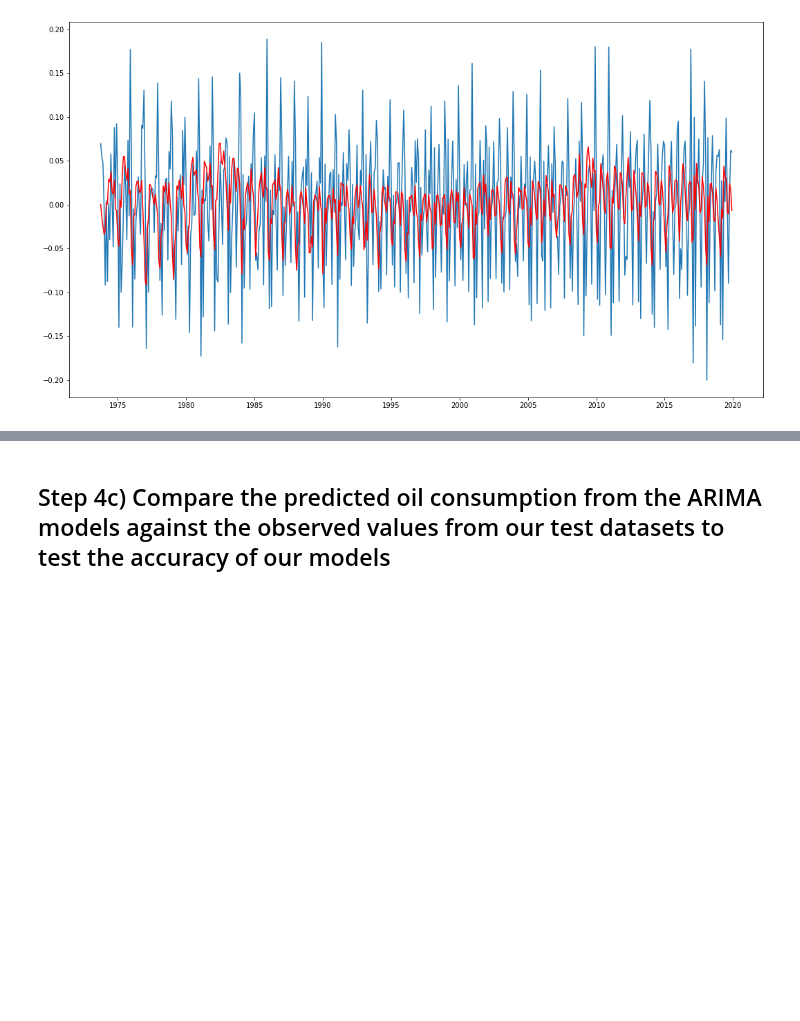
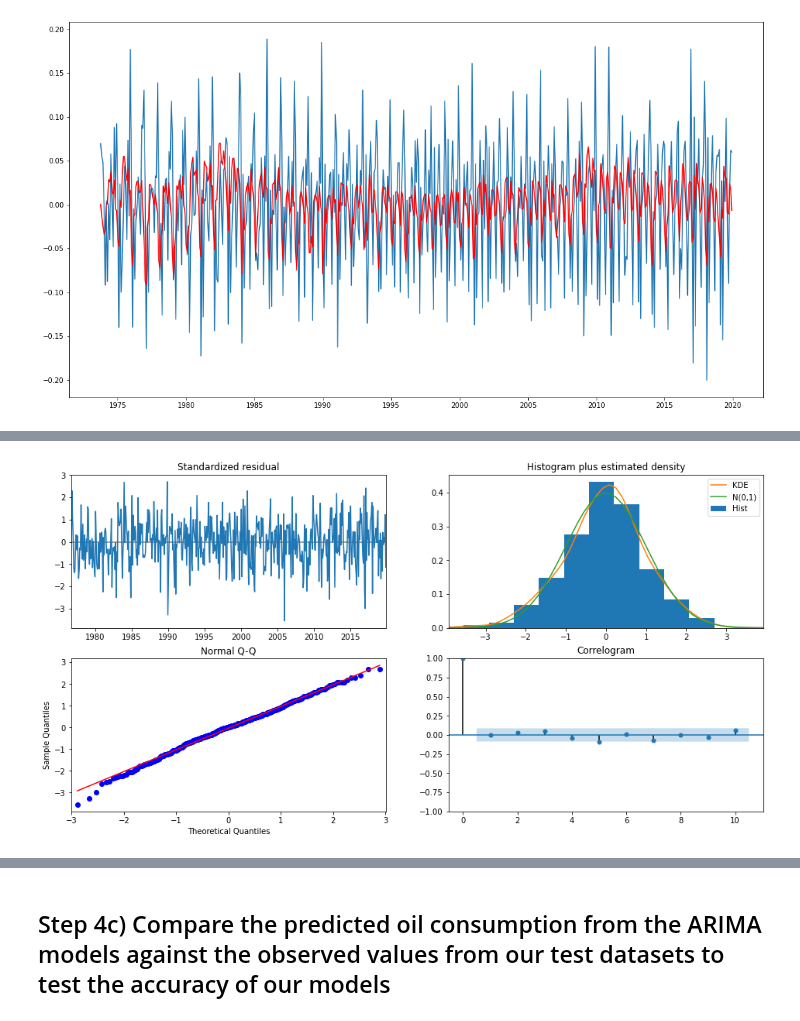
Before and after one commit to OlegRyzhkov2020/oil-project, a Jupyter notebook: Jill Branch/timeseriesconsump.ipynb, the cells around one changed output, grey strips where cells are left out. Saved outputs shown, nothing was run; the diff lists cells and outputs as text; code cells hidden in the pictures; blank space fills up the shorter version.

```diff
--- a/Jill Branch/timeseriesconsump.ipynb
+++ b/Jill Branch/timeseriesconsump.ipynb
@@ -289,0 +291,10 @@ Total fit time: 167.288 seconds
+# %%
+import statsmodels.api as sm
+y=new_df["Consumption"]
+mod = sm.tsa.statespace.SARIMAX(y,
+                                order=(0, 1, 2),
+                                seasonal_order=(2, 1, 1,12),
+                                enforce_stationarity=False,
+                                enforce_invertibility=False)
+results = mod.fit()
+print(results.summary().tables[1])
@@ -290,3 +312,8 @@ Total fit time: 167.288 seconds
+# %%
+results.plot_diagnostics(figsize=(16, 8))
+plt.show()
+# %% [output]
+[figure, added]
 # %%
 cons_arima_model.summary()
 # %% [output]
```
Also changed, not shown: parts of 12 cells of this notebook, 4 other files.
